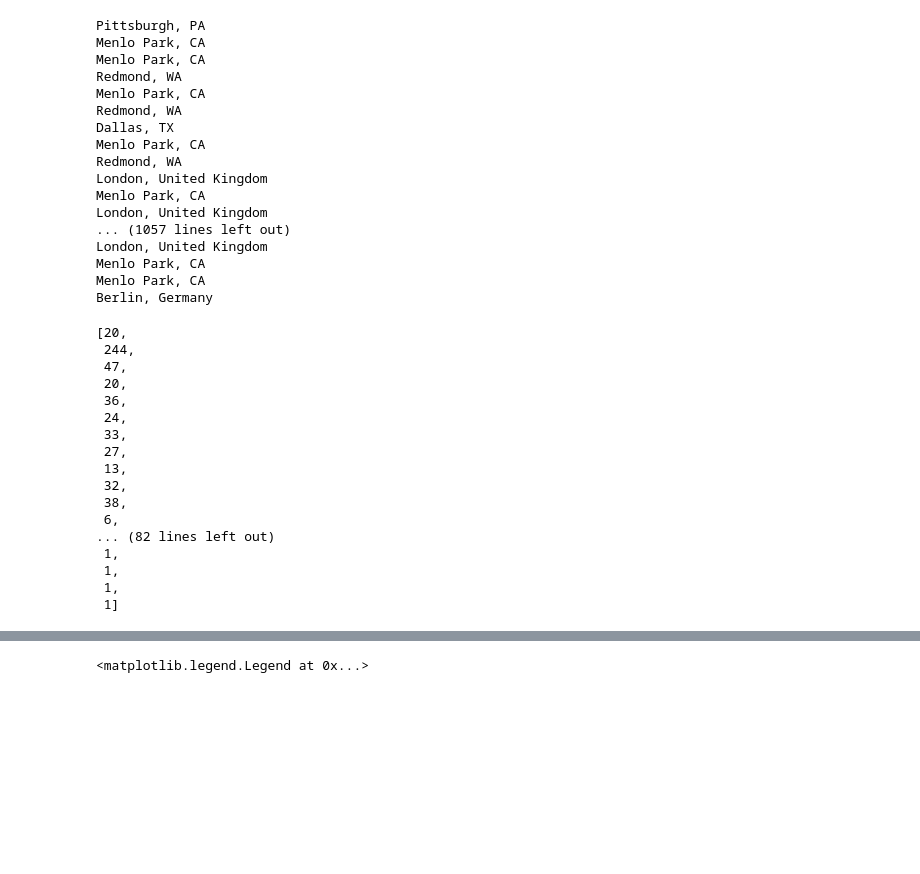
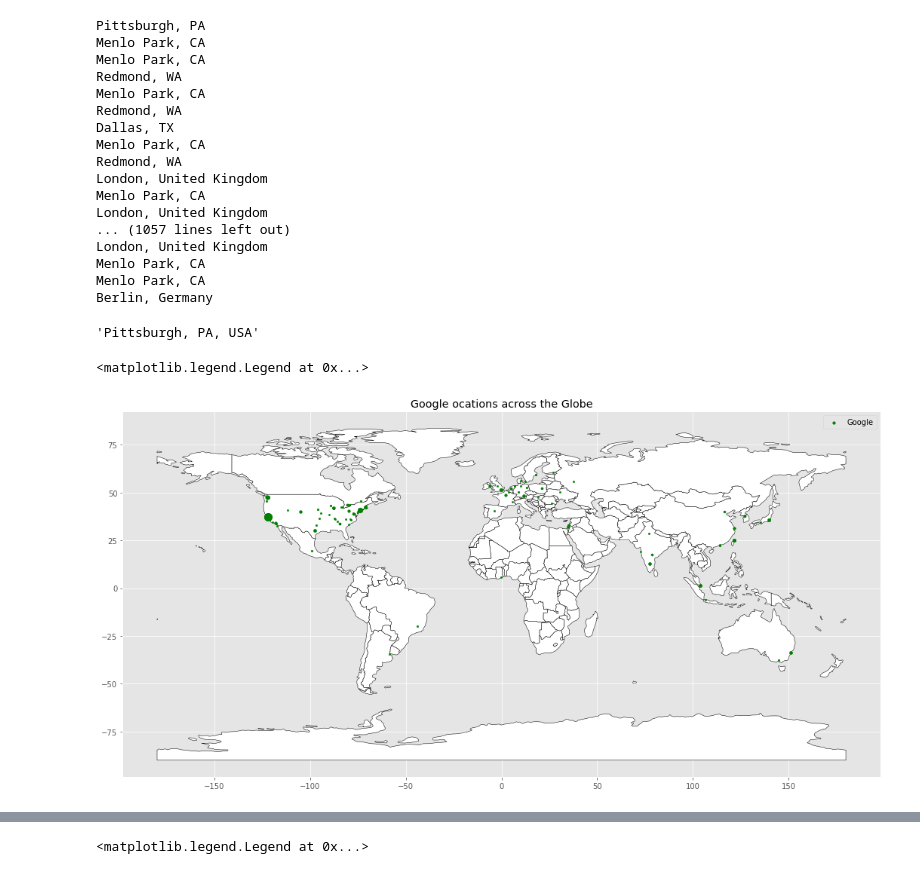
Before and after one commit to a19990506/Hello-World, a Jupyter notebook: project/map_html.ipynb, the cells around one changed output, grey strips where cells are left out. Drawn from its saved outputs; the diff is of its cells as text; code cells hidden in the pictures; blank space fills up the shorter version.

```diff
--- a/project/map_html.ipynb
+++ b/project/map_html.ipynb
@@ -224,26 +224,36 @@ company_facebook_locations={'facebook': {'long':long_arr,'lati':lati_arr,'num':n
 tem=merge_two_dicts(company_apple_locations,company_google_locations)
 company_locations=merge_two_dicts(tem,company_facebook_locations)
 # %%
-company_locations['google']['num']
+company_locations['google']['loc'][0]
 # %% [output]
-[20,
- 244,
- 47,
- 20,
- 36,
- 24,
- 33,
- 27,
- 13,
- 32,
- 38,
- 6,
-... (82 lines left out)
- 1,
- 1,
- 1,
- 1]
+'Pittsburgh, PA, USA'
 # %%
 import pandas as pd # Reading csv file
 from shapely.geometry import Point # Shapely for converting latitude/longtitude to geometry
 import geopandas as gpd # To create GeodataFrame
+# %%
+world = gpd.read_file(gpd.datasets.get_path('naturalearth_lowres'))
+base = world.plot(color='white', edgecolor='black',figsize=(18,16))
+base.legend(['google'], title='legend')
+
+
+lon = company_locations['google']['long']
+lat = company_locations['google']['lati']
+key = company_locations['google']['loc']
+num = company_locations['google']['num']
+geometry = [Point(xy) for xy in zip(lon, lat)]
+
+# Coordinate reference system : WGS84
+crs = {'init': 'epsg:4326'}
+
+# Creating a Geographic data frame
+for a in range(0,len(lon)):
+    gdf_google_dot = gpd.GeoDataFrame(key, crs=crs, geometry=geometry)
+    size = 5 + num[a]*0.4
+    base.scatter(lon[a],lat[a], marker='o', color='green',s=size)
+
+base.set_title('Google ocations across the Globe')
+base.legend(['Google'])
+# %% [output]
+<matplotlib.legend.Legend at 0x...>
+[figure, added]
```
Also changed, not shown: parts of 3 cells of this notebook.
